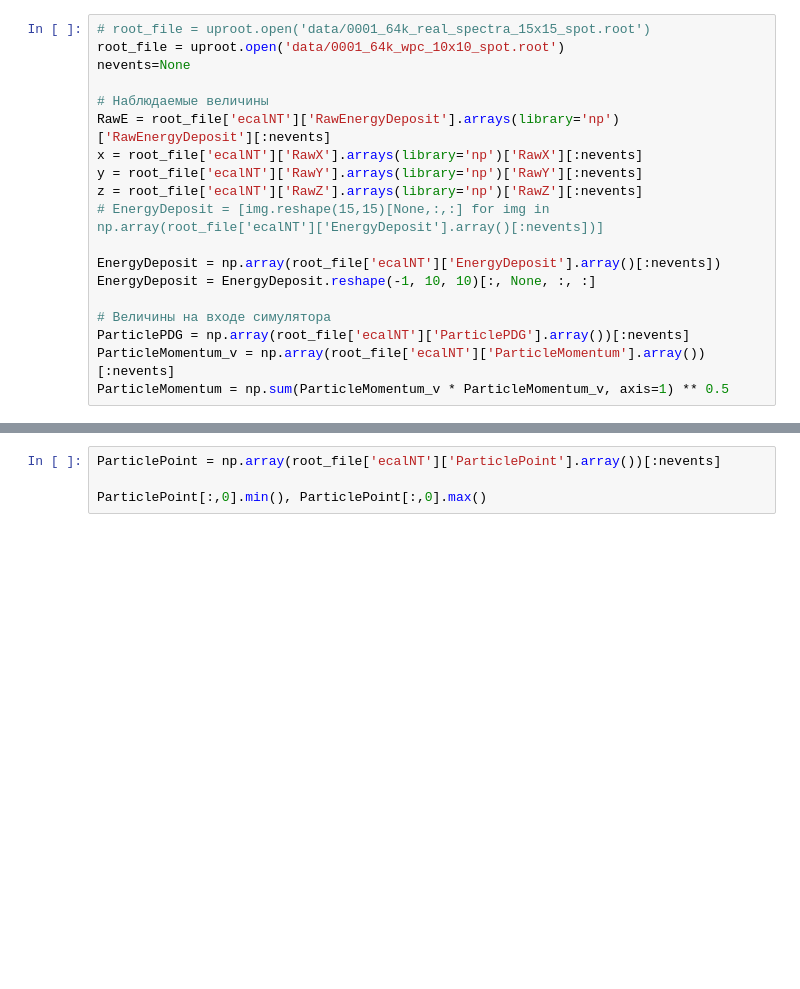
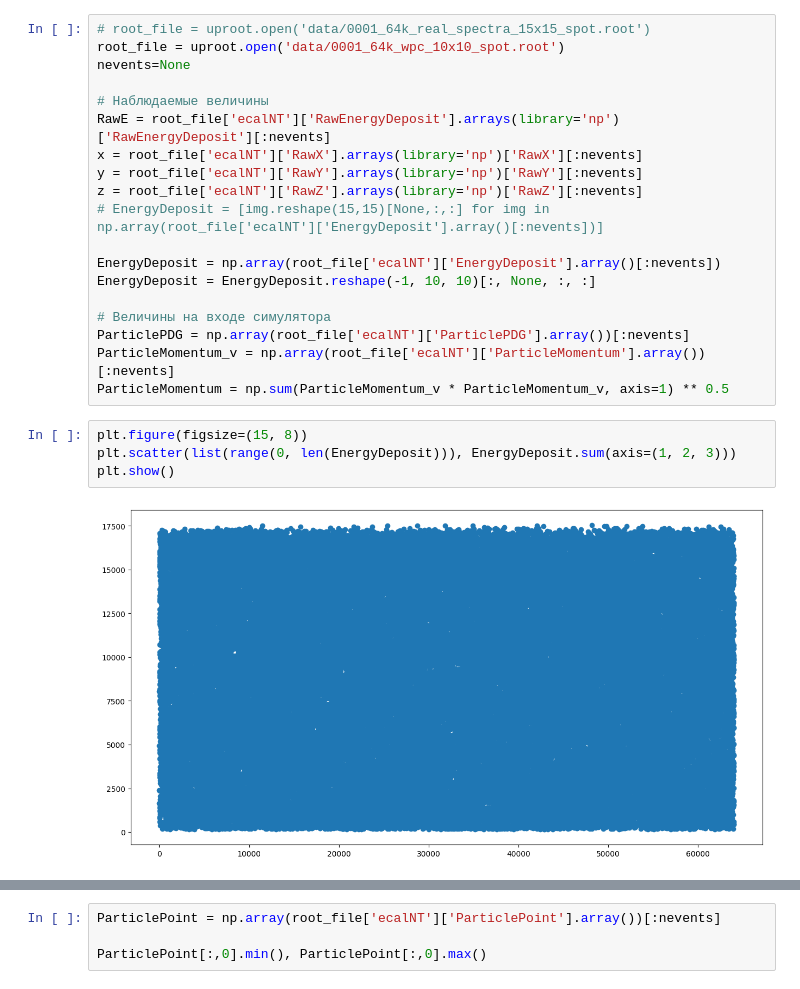
Before and after one commit to dxtvzw/ecal-optimization, a Jupyter notebook: src/experiments.ipynb, the cells around one changed output, grey strips where cells are left out. Saved outputs shown, nothing was run; the diff lists cells and outputs as text; blank space fills up the shorter version.

```diff
--- a/src/experiments.ipynb
+++ b/src/experiments.ipynb
@@ -48,3 +48,9 @@ EnergyDeposit = EnergyDeposit.reshape(-1, 10, 10)[:, None, :, :]
 ParticlePDG = np.array(root_file['ecalNT']['ParticlePDG'].array())[:nevents]
 ParticleMomentum_v = np.array(root_file['ecalNT']['ParticleMomentum'].array())[:nevents]
 ParticleMomentum = np.sum(ParticleMomentum_v * ParticleMomentum_v, axis=1) ** 0.5
+# %%
+plt.figure(figsize=(15, 8))
+plt.scatter(list(range(0, len(EnergyDeposit))), EnergyDeposit.sum(axis=(1, 2, 3)))
+plt.show()
+# %% [output]
+[figure, added]
```
Also changed, not shown: parts of 5 cells of this notebook, 8 other files.
